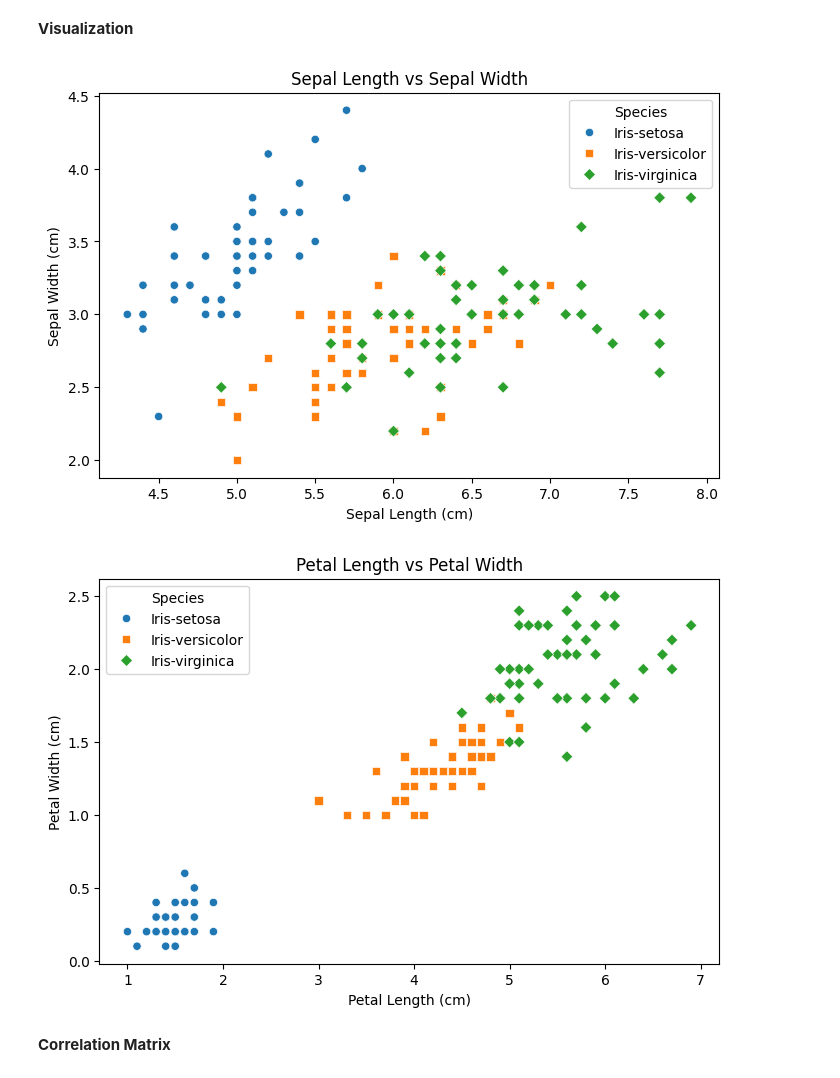
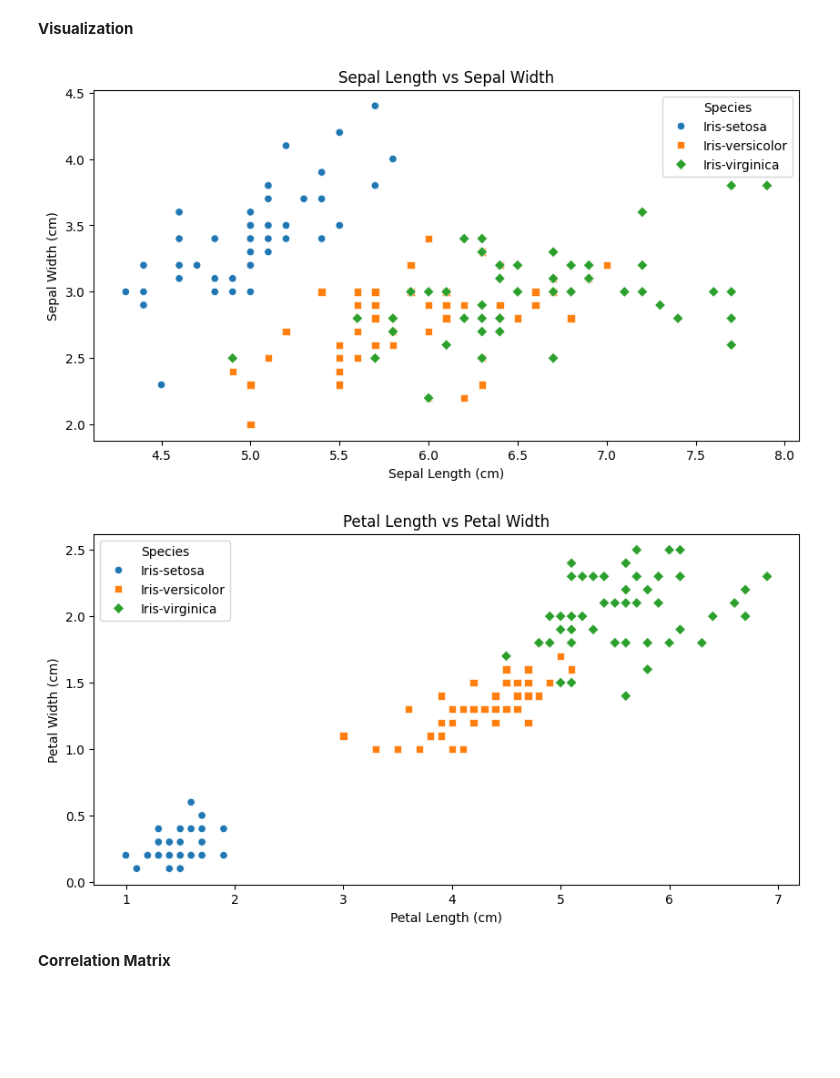
Before and after one commit to harilexm/Flower-Specie-Classification, a Jupyter notebook: Preprocessing & Model.ipynb, the cells around one changed output. Saved outputs shown, nothing was run; the diff lists cells and outputs as text; code cells hidden in the pictures; blank space fills up the shorter version.

Commit message:
Updated the plotting(Better visualization)

```diff
--- a/Preprocessing & Model.ipynb
+++ b/Preprocessing & Model.ipynb
@@ -75,18 +75,18 @@ df.describe()
 __Visualization__
 # %%
 # Vislualizing the sepal length&Width
-plt.figure(figsize=(8, 5))
+plt.figure(figsize=(10, 5))
 sns.scatterplot(data=df, x='SepalLengthCm', y='SepalWidthCm', hue='Species', style='Species', markers=["o", "s", "D"])
 plt.title('Sepal Length vs Sepal Width')
 plt.xlabel('Sepal Length (cm)')
 plt.ylabel('Sepal Width (cm)')
 plt.legend(title='Species')
 plt.show()
 # %% [output]
-[figure, old version]
+[figure, new version]
 # %%
 # Vislualizing the petal length&Width
-plt.figure(figsize=(8, 5))
+plt.figure(figsize=(10, 5))
 sns.scatterplot(data=df, x='PetalLengthCm', y='PetalWidthCm', hue='Species', style='Species', markers=["o", "s", "D"])
 plt.title('Petal Length vs Petal Width')
 plt.xlabel('Petal Length (cm)')
@@ -94,7 +94,7 @@ plt.ylabel('Petal Width (cm)')
 plt.legend(title='Species')
 plt.show()
 # %% [output]
-[figure, old version]
+[figure, new version]
 # %% [markdown]
 __Correlation Matrix__
 # %%
```
Also changed, not shown: parts of 2 cells of this notebook.
